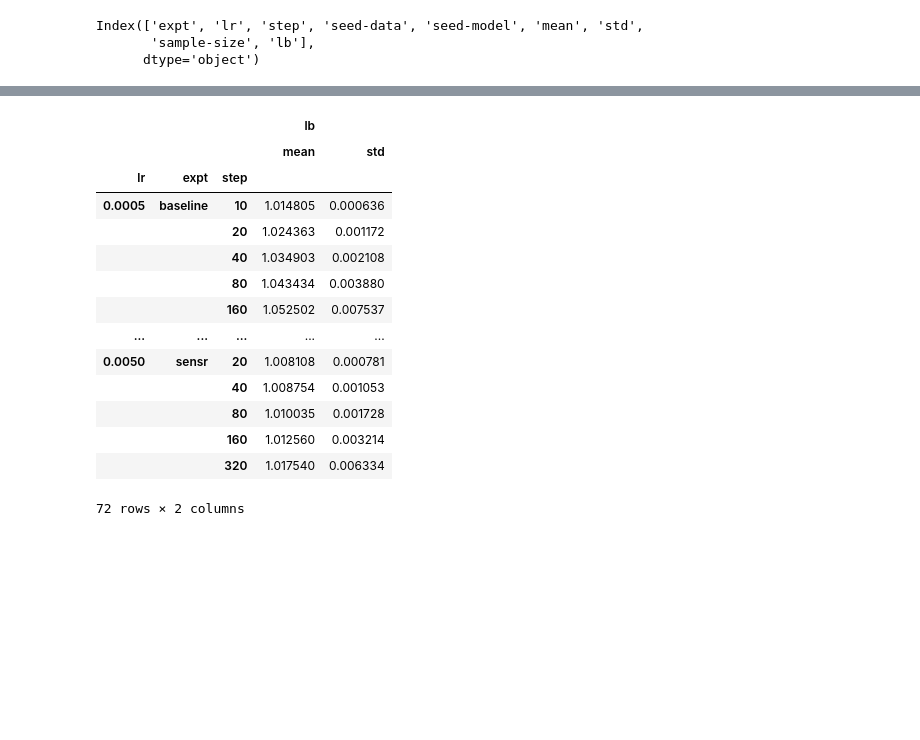
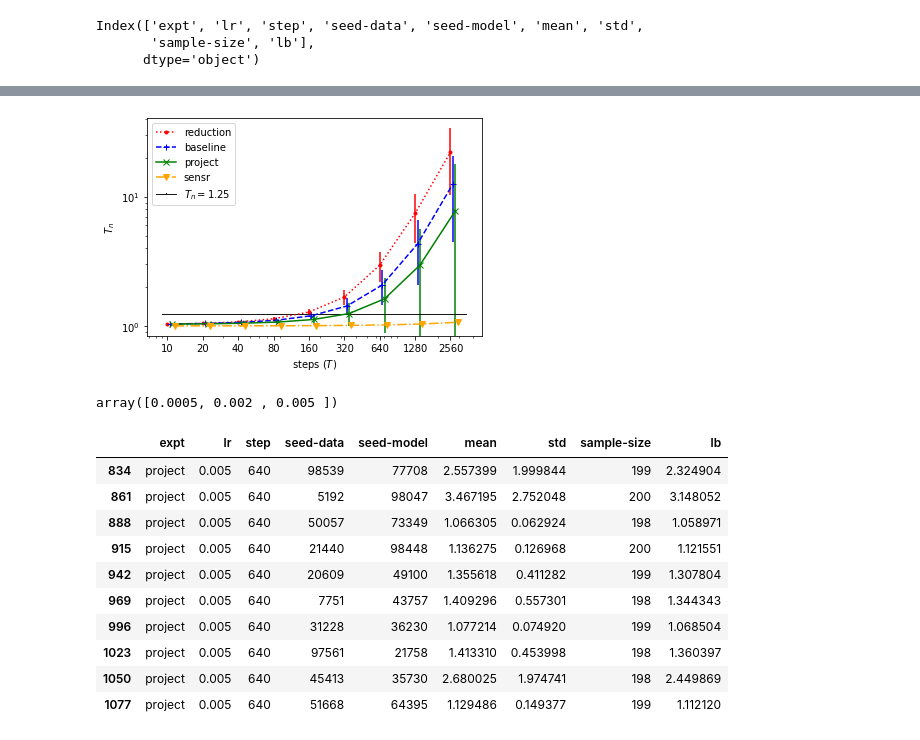
Before and after one commit to smaityumich/individual-fairness-testing, a Jupyter notebook: adult/test.ipynb, the cells around one changed output, grey strips where cells are left out. Drawn from its saved outputs; the diff is of its cells as text; code cells hidden in the pictures; blank space fills up the shorter version.

```diff
--- a/adult/test.ipynb
+++ b/adult/test.ipynb
@@ -2,17 +2,22 @@
 import re
 import pandas as pd
 import numpy as np
-import matplotlib.pyplot plt
-with open('test.out', 'r') as f:
+import matplotlib.pyplot as plt
+from scipy.stats import iqr
+with open('test2.txt', 'r') as f:
     data = f.read()
 entries = re.split('\n', data)[:-1]
 entries_dict = [eval(e) for e in entries]
 data = pd.DataFrame(entries_dict)
+#data = data.loc[data['step'] < 2560]
 data['lb'] = data['mean'] - 1.64 * data['std']/ np.sqrt(data['sample-size'])
+data1 = data.loc[data['lr'] == 0.005]
 print(data.columns)
 # %% [output]
 Index(['expt', 'lr', 'step', 'seed-data', 'seed-model', 'mean', 'std',
        'sample-size', 'lb'],
       dtype='object')
 # %%
-summary = data.groupby(['lr', 'expt', 'step']).agg({'lb':['mean', 'std']})
+summary = data1.groupby(['lr', 'expt', 'step']).agg({'lb':['mean', 'std']})
+np.unique(data['expt'])
+summary
@@ -19,18 +44,33 @@ summary = data.groupby(['lr', 'expt', 'step']).agg({'lb':['mean', 'std']})
-# %%
-summary
-# %% [output]
-|  |  |  | lb |  |
-|  |  |  | mean | std |
-| lr | expt | step |  |  |
-| 0.0005 | baseline | 10 | 1.014805 | 0.000636 |
-|  |  | 20 | 1.024363 | 0.001172 |
-|  |  | 40 | 1.034903 | 0.002108 |
-|  |  | 80 | 1.043434 | 0.003880 |
-|  |  | 160 | 1.052502 | 0.007537 |
-| ... | ... | ... | ... | ... |
-| 0.0050 | sensr | 20 | 1.008108 | 0.000781 |
-|  |  | 40 | 1.008754 | 0.001053 |
-|  |  | 80 | 1.010035 | 0.001728 |
-|  |  | 160 | 1.012560 | 0.003214 |
-|  |  | 320 | 1.017540 | 0.006334 |
-72 rows × 2 columns
+# %%
+from matplotlib.lines import Line2D
+n = np.unique(data['step'])
+shift = n/20
+lstys = [':', '--', '-', '-.']
+markers = ['.', '+', 'x', 'v']
+colors = ['red', 'blue', 'green', 'orange']
+expts = ['reduction', 'baseline', 'project', 'SenSR']
+custom_sublines = []
+for i, (lty, mk, c, expt) in enumerate(zip(lstys, markers, colors, expts)):
+    summary1 = summary.iloc[summary.index.get_level_values('expt') == expt]['lb']
+    mean, std = summary1['mean'], summary1['std']
+    custom_sublines.append(Line2D([0], [0], color = c, linestyle=lty, marker = mk))
+    plt.errorbar(n + i * shift, mean, std, color = c, ecolor= c, linestyle = lty, marker = mk)
+
+
+m = [9, 3500]
+plt.plot(m, [1.25]*2, 'k-', lw = 0.9)
+custom_sublines.append(Line2D([0], [0], color = 'black', linestyle='-', marker = ',', lw = 0.9))
+expts.append('$T_n=1.25$')
+plt.xscale('log')
+plt.yscale('log')
+plt.xticks(n, n)
+plt.ylabel('$T_n$')
+plt.xlabel('steps ($T$)')
+plt.legend(custom_sublines, expts, loc = 'upper left')
+plt.savefig('plot.pdf')
+# %% [output]
+[figure, added]
+# %%
+np.unique(data['lr'])
+# %% [output]
+array([0.0005, 0.002 , 0.005 ])
@@ -36,0 +81,14 @@ summary
+# %%
+data2
+# %% [output]
+|  | expt | lr | step | seed-data | seed-model | mean | std | sample-size | lb |
+| 834 | project | 0.005 | 640 | 98539 | 77708 | 2.557399 | 1.999844 | 199 | 2.324904 |
+| 861 | project | 0.005 | 640 | 5192 | 98047 | 3.467195 | 2.752048 | 200 | 3.148052 |
+| 888 | project | 0.005 | 640 | 50057 | 73349 | 1.066305 | 0.062924 | 198 | 1.058971 |
+| 915 | project | 0.005 | 640 | 21440 | 98448 | 1.136275 | 0.126968 | 200 | 1.121551 |
+| 942 | project | 0.005 | 640 | 20609 | 49100 | 1.355618 | 0.411282 | 199 | 1.307804 |
+| 969 | project | 0.005 | 640 | 7751 | 43757 | 1.409296 | 0.557301 | 198 | 1.344343 |
+| 996 | project | 0.005 | 640 | 31228 | 36230 | 1.077214 | 0.074920 | 199 | 1.068504 |
+| 1023 | project | 0.005 | 640 | 97561 | 21758 | 1.413310 | 0.453998 | 198 | 1.360397 |
+| 1050 | project | 0.005 | 640 | 45413 | 35730 | 2.680025 | 1.974741 | 198 | 2.449869 |
+| 1077 | project | 0.005 | 640 | 51668 | 64395 | 1.129486 | 0.149377 | 199 | 1.112120 |
```
Also changed, not shown: parts of 2 cells of this notebook, 8 other files.
